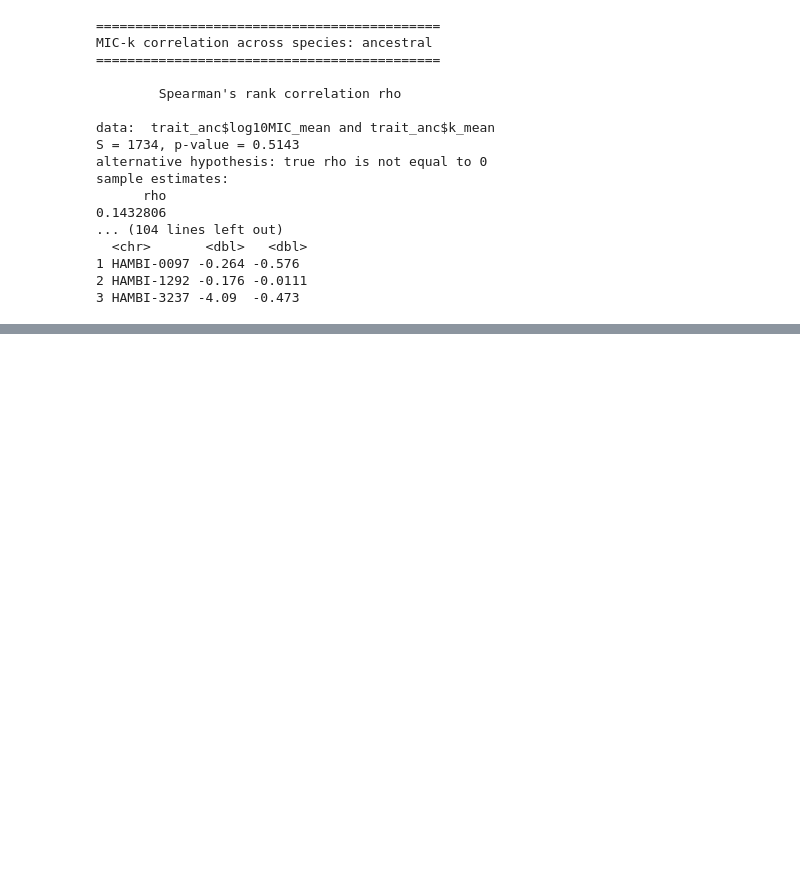
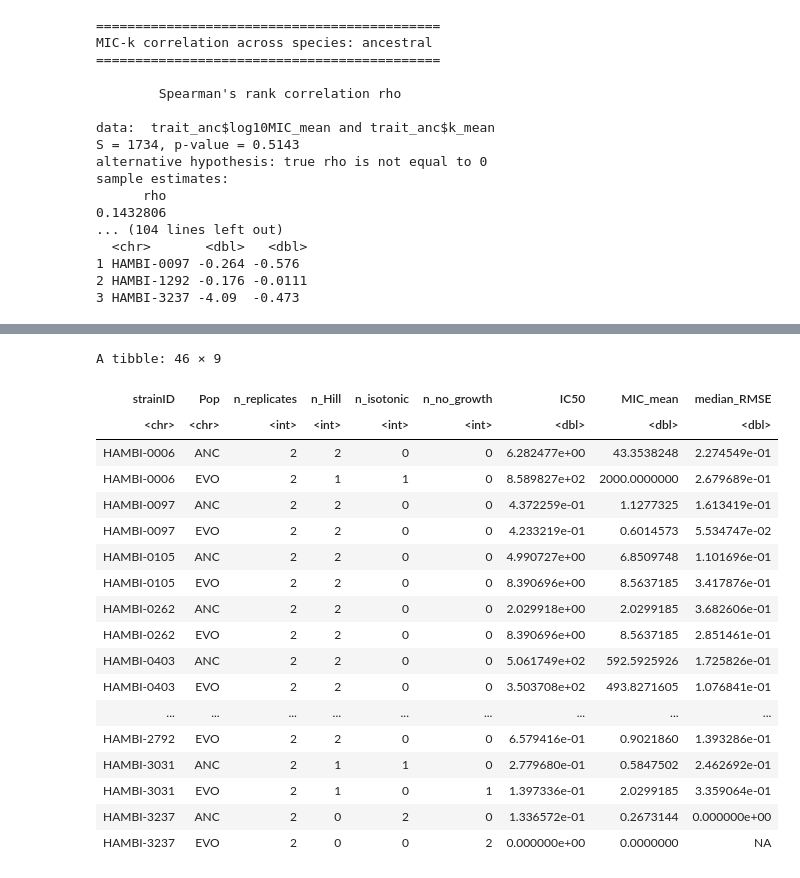
Before and after one commit to johannescairns/eco-evo-detox-ampicillin, a Jupyter notebook: notebooks/01_Fig2_related_analyses.ipynb, the cells around one changed output, grey strips where cells are left out. Saved outputs shown, nothing was run; the diff lists cells and outputs as text; code cells hidden in the pictures; blank space fills up the shorter version.

```diff
--- a/notebooks/01_Fig2_related_analyses.ipynb
+++ b/notebooks/01_Fig2_related_analyses.ipynb
@@ -1144,0 +2202,22 @@ sample estimates:
+# %%
+IC50_species
+# %% [output]
+A tibble: 46 × 9
+| strainID | Pop | n_replicates | n_Hill | n_isotonic | n_no_growth | IC50 | MIC_mean | median_RMSE |
+| <chr> | <chr> | <int> | <int> | <int> | <int> | <dbl> | <dbl> | <dbl> |
+| HAMBI-0006 | ANC | 2 | 2 | 0 | 0 | 6.282477e+00 | 43.3538248 | 2.274549e-01 |
+| HAMBI-0006 | EVO | 2 | 1 | 1 | 0 | 8.589827e+02 | 2000.0000000 | 2.679689e-01 |
+| HAMBI-0097 | ANC | 2 | 2 | 0 | 0 | 4.372259e-01 | 1.1277325 | 1.613419e-01 |
+| HAMBI-0097 | EVO | 2 | 2 | 0 | 0 | 4.233219e-01 | 0.6014573 | 5.534747e-02 |
+| HAMBI-0105 | ANC | 2 | 2 | 0 | 0 | 4.990727e+00 | 6.8509748 | 1.101696e-01 |
+| HAMBI-0105 | EVO | 2 | 2 | 0 | 0 | 8.390696e+00 | 8.5637185 | 3.417876e-01 |
+| HAMBI-0262 | ANC | 2 | 2 | 0 | 0 | 2.029918e+00 | 2.0299185 | 3.682606e-01 |
+| HAMBI-0262 | EVO | 2 | 2 | 0 | 0 | 8.390696e+00 | 8.5637185 | 2.851461e-01 |
+| HAMBI-0403 | ANC | 2 | 2 | 0 | 0 | 5.061749e+02 | 592.5925926 | 1.725826e-01 |
+| HAMBI-0403 | EVO | 2 | 2 | 0 | 0 | 3.503708e+02 | 493.8271605 | 1.076841e-01 |
+| ... | ... | ... | ... | ... | ... | ... | ... | ... |
+| HAMBI-2792 | EVO | 2 | 2 | 0 | 0 | 6.579416e-01 | 0.9021860 | 1.393286e-01 |
+| HAMBI-3031 | ANC | 2 | 1 | 1 | 0 | 2.779680e-01 | 0.5847502 | 2.462692e-01 |
+| HAMBI-3031 | EVO | 2 | 1 | 0 | 1 | 1.397336e-01 | 2.0299185 | 3.359064e-01 |
+| HAMBI-3237 | ANC | 2 | 0 | 2 | 0 | 1.336572e-01 | 0.2673144 | 0.000000e+00 |
+| HAMBI-3237 | EVO | 2 | 0 | 0 | 2 | 0.000000e+00 | 0.0000000 | NA |
```
Also changed, not shown: parts of 17 cells of this notebook, 5 other files.
